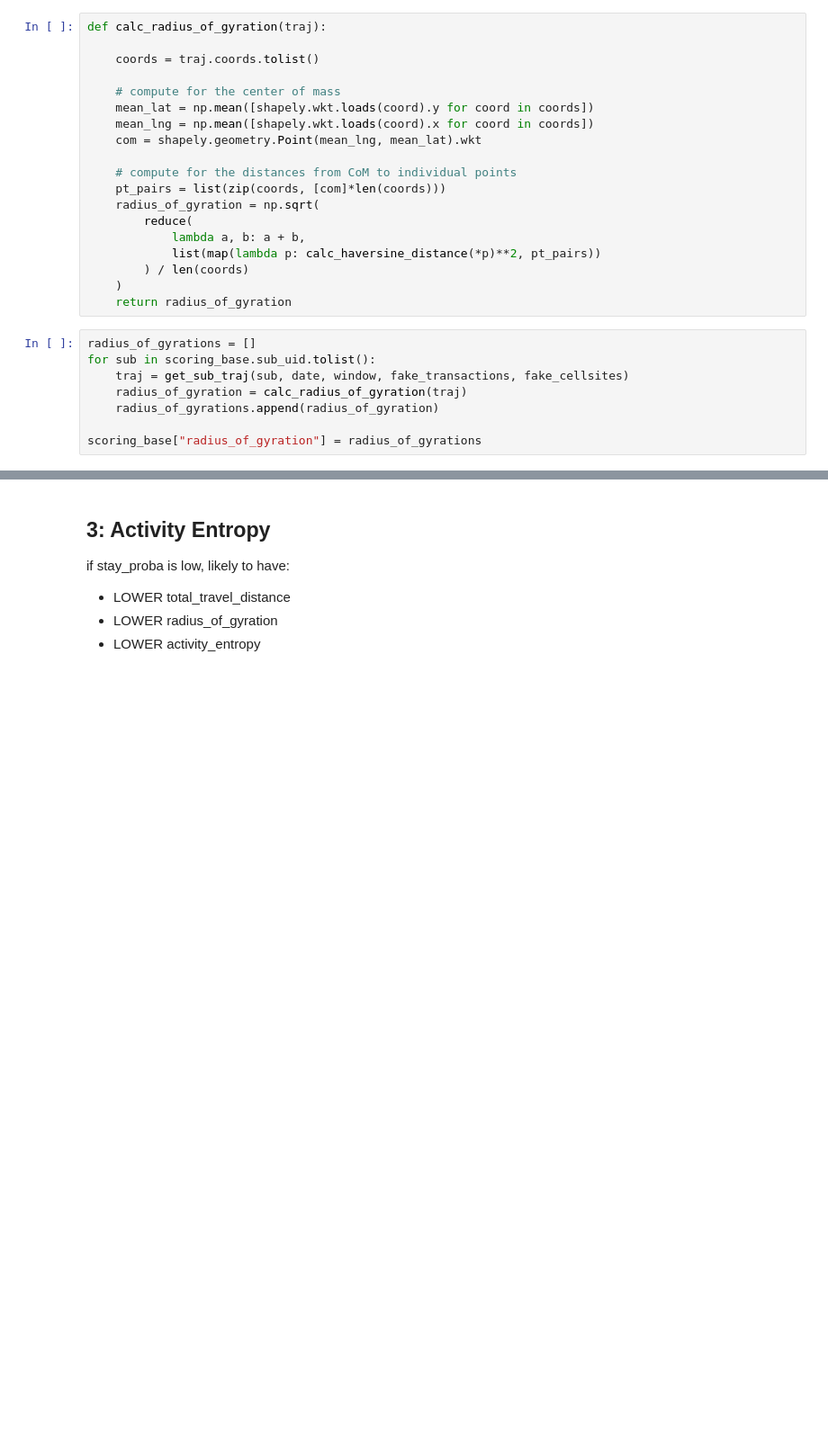
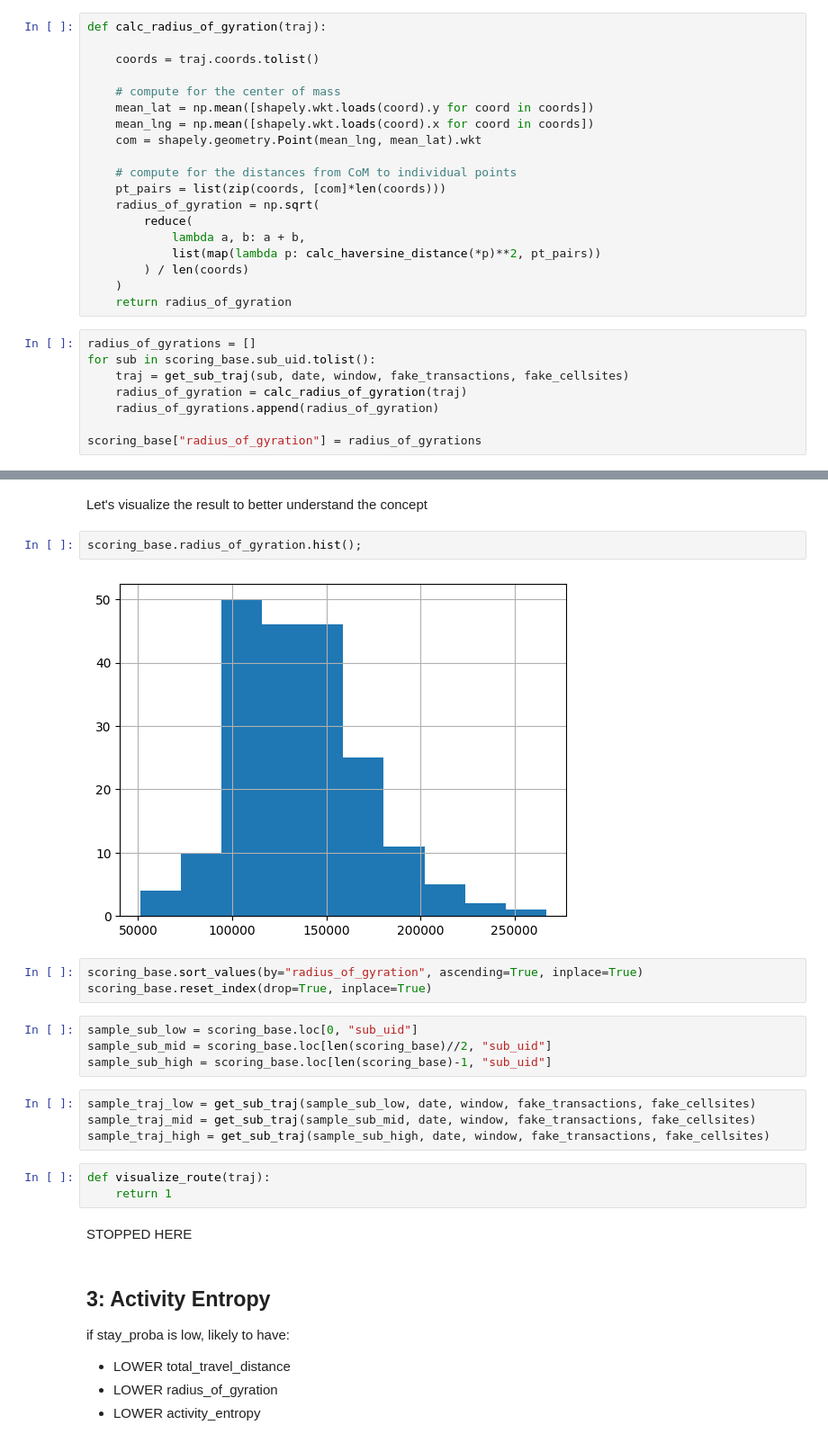
Before and after one commit to jpacil0/sds4gdsp, a Jupyter notebook: notebooks/02 Application.ipynb, the cells around one changed output, grey strips where cells are left out. Shown at 90% size. Cells and saved outputs as stored; diff of their text form; blank space fills up the shorter version.

```diff
--- a/notebooks/02 Application.ipynb
+++ b/notebooks/02 Application.ipynb
@@ -375,3 +380,25 @@ scoring_base.sample(5)
+# %% [markdown]
+Let's visualize the result to better understand the concept
+# %%
+scoring_base.radius_of_gyration.hist();
+# %% [output]
+[figure, added]
+# %%
+scoring_base.sort_values(by="radius_of_gyration", ascending=True, inplace=True)
+scoring_base.reset_index(drop=True, inplace=True)
+# %%
+sample_sub_low = scoring_base.loc[0, "sub_uid"]
+sample_sub_mid = scoring_base.loc[len(scoring_base)//2, "sub_uid"]
+sample_sub_high = scoring_base.loc[len(scoring_base)-1, "sub_uid"]
+# %%
+sample_traj_low = get_sub_traj(sample_sub_low, date, window, fake_transactions, fake_cellsites)
+sample_traj_mid = get_sub_traj(sample_sub_mid, date, window, fake_transactions, fake_cellsites)
+sample_traj_high = get_sub_traj(sample_sub_high, date, window, fake_transactions, fake_cellsites)
+# %%
+def visualize_route(traj):
+    return 1
+# %% [markdown]
+STOPPED HERE
 # %% [markdown]
 ## 3: Activity Entropy
 
```
Also changed, not shown: parts of 17 cells of this notebook, 1 other file.
